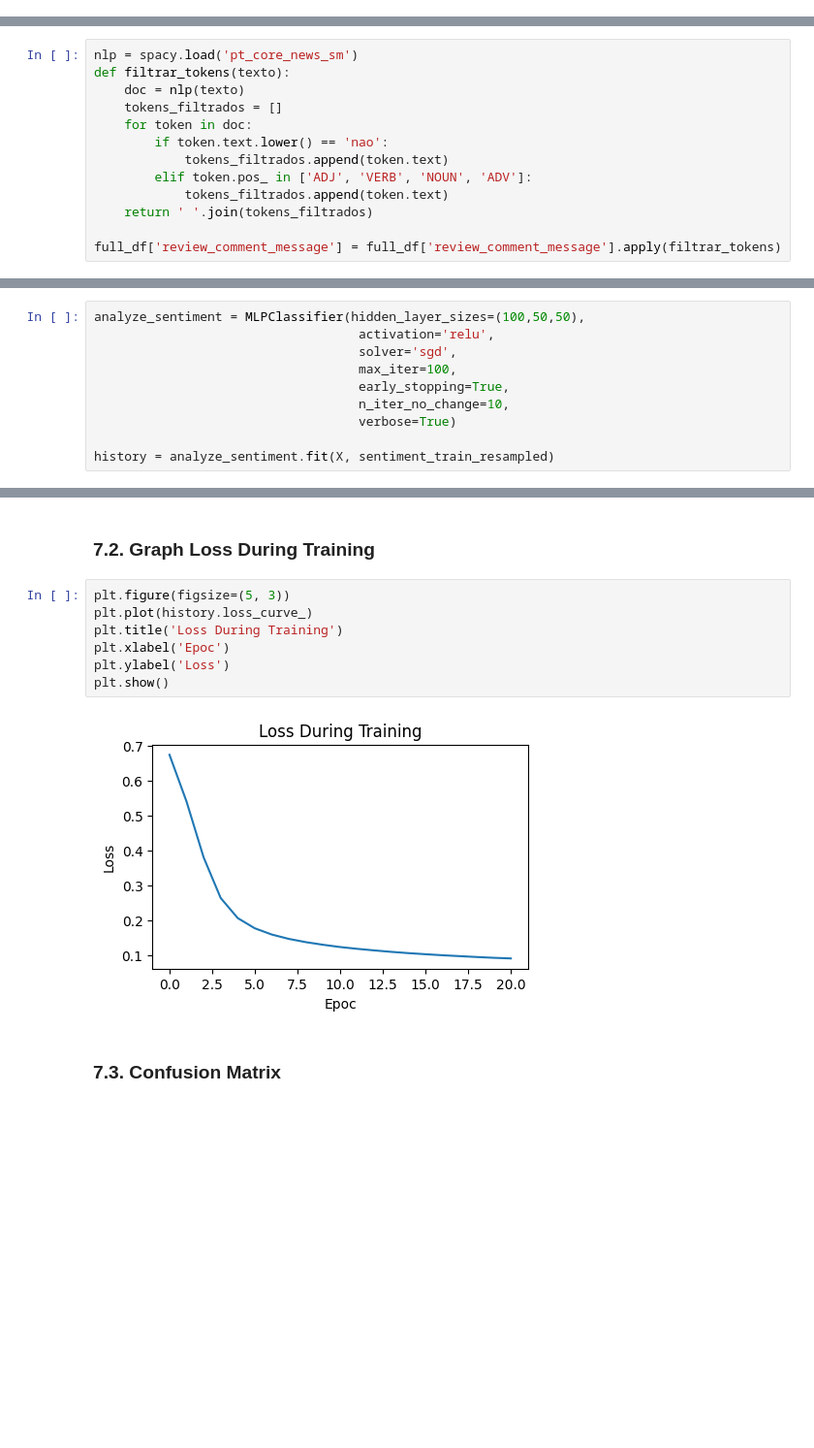
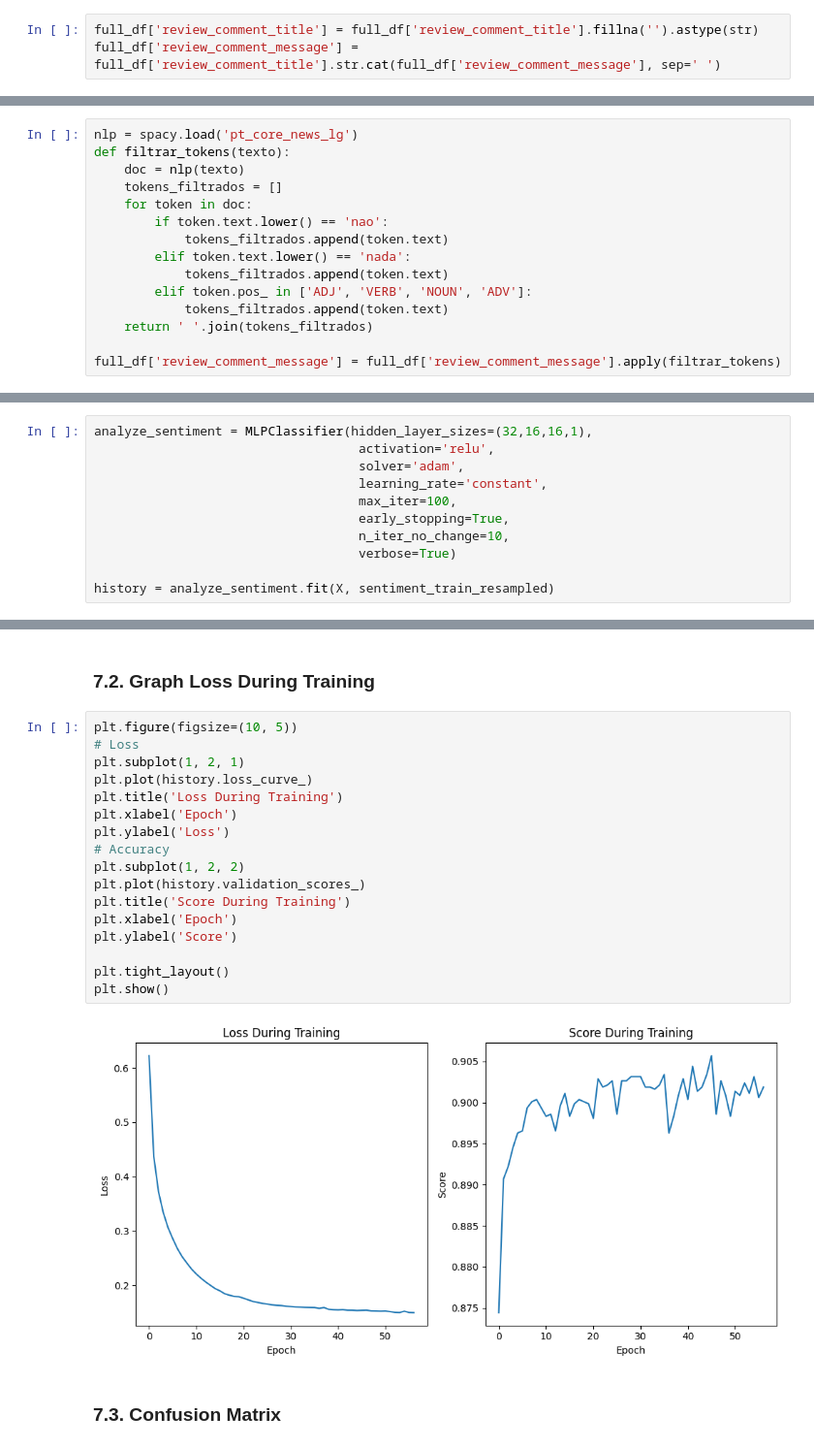
Before and after one commit to Fluffy-Fatec/Projeto-Integrador-Imagem-Classificador, a Jupyter notebook: Classificator.ipynb, the cells around one changed output, grey strips where cells are left out. Shown at 97% size. Cells and saved outputs as stored; diff of their text form; blank space fills up the shorter version.

```diff
--- a/Classificator.ipynb
+++ b/Classificator.ipynb
@@ -96,6 +96,9 @@ full_df = df.loc[:, selected_columns]
 # %%
 datetime_columns = ['review_creation_date', 'review_answer_timestamp']
 full_df[datetime_columns] = full_df[datetime_columns].apply(pd.to_datetime)
+# %%
+full_df['review_comment_title'] = full_df['review_comment_title'].fillna('').astype(str)
+full_df['review_comment_message'] = full_df['review_comment_title'].str.cat(full_df['review_comment_message'], sep=' ')
 # %% [markdown]
 ### 4.5. Drop Duplicates and NA
 # %%
@@ -141,13 +160,15 @@ full_df['review_comment_message'] = full_df['review_comment_message'].apply(lamb
 # %%
 full_df['review_comment_message'] = full_df['review_comment_message'].apply(lambda x: unidecode(x))
 # %%
-nlp = spacy.load('pt_core_news_sm')
+nlp = spacy.load('pt_core_news_lg')
 def filtrar_tokens(texto):
     doc = nlp(texto)
     tokens_filtrados = []
     for token in doc:
         if token.text.lower() == 'nao':
             tokens_filtrados.append(token.text)
+        elif token.text.lower() == 'nada':
+            tokens_filtrados.append(token.text)
         elif token.pos_ in ['ADJ', 'VERB', 'NOUN', 'ADV']:
             tokens_filtrados.append(token.text)
     return ' '.join(tokens_filtrados)
@@ -305,9 +304,10 @@ normalization = preprocessing.StandardScaler(with_mean=False)
 normalization.fit(ctmTr_resampled)
 X = normalization.transform(ctmTr_resampled)
 # %%
-analyze_sentiment = MLPClassifier(hidden_layer_sizes=(100,50,50),
+analyze_sentiment = MLPClassifier(hidden_layer_sizes=(32,16,16,1),
                                    activation='relu',
-                                   solver='sgd',
+                                   solver='adam',
+                                   learning_rate='constant',
                                    max_iter=100,
                                    early_stopping=True,
                                    n_iter_no_change=10,
@@ -344,14 +344,24 @@ analyze_sentiment.score(X_test,sentiment_test)
 # %% [markdown]
 ### 7.2. Graph Loss During Training
 # %%
-plt.figure(figsize=(5, 3))
+plt.figure(figsize=(10, 5))
+# Loss
+plt.subplot(1, 2, 1)
 plt.plot(history.loss_curve_)
 plt.title('Loss During Training')
-plt.xlabel('Epoc')
+plt.xlabel('Epoch')
 plt.ylabel('Loss')
+# Accuracy
+plt.subplot(1, 2, 2)
+plt.plot(history.validation_scores_)
+plt.title('Score During Training')
+plt.xlabel('Epoch')
+plt.ylabel('Score')
+
+plt.tight_layout()
 plt.show()
 # %% [output]
-[figure, old version]
+[figure, new version]
 # %% [markdown]
 ### 7.3. Confusion Matrix
 # %%
```
Also changed, not shown: parts of 10 cells of this notebook.
